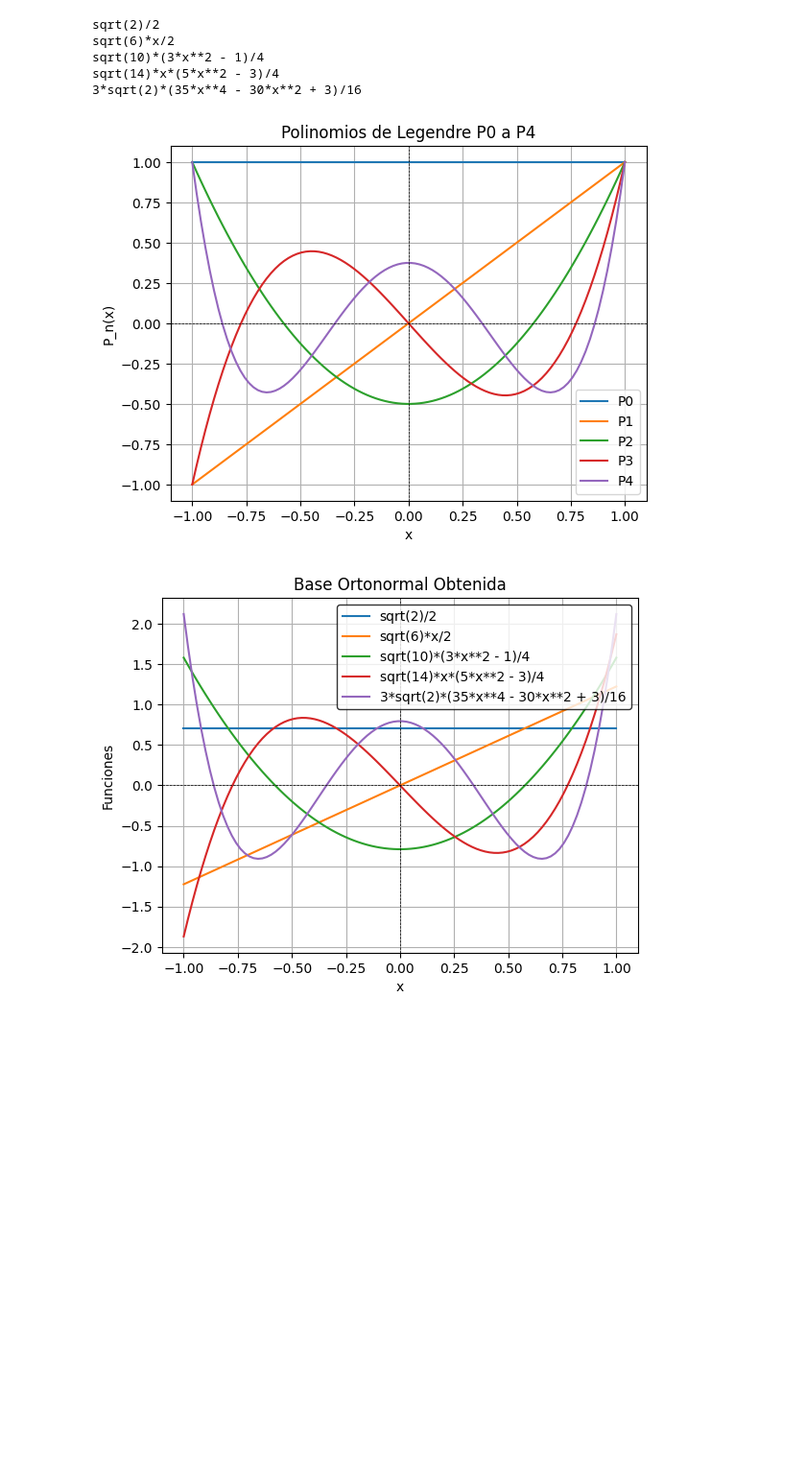
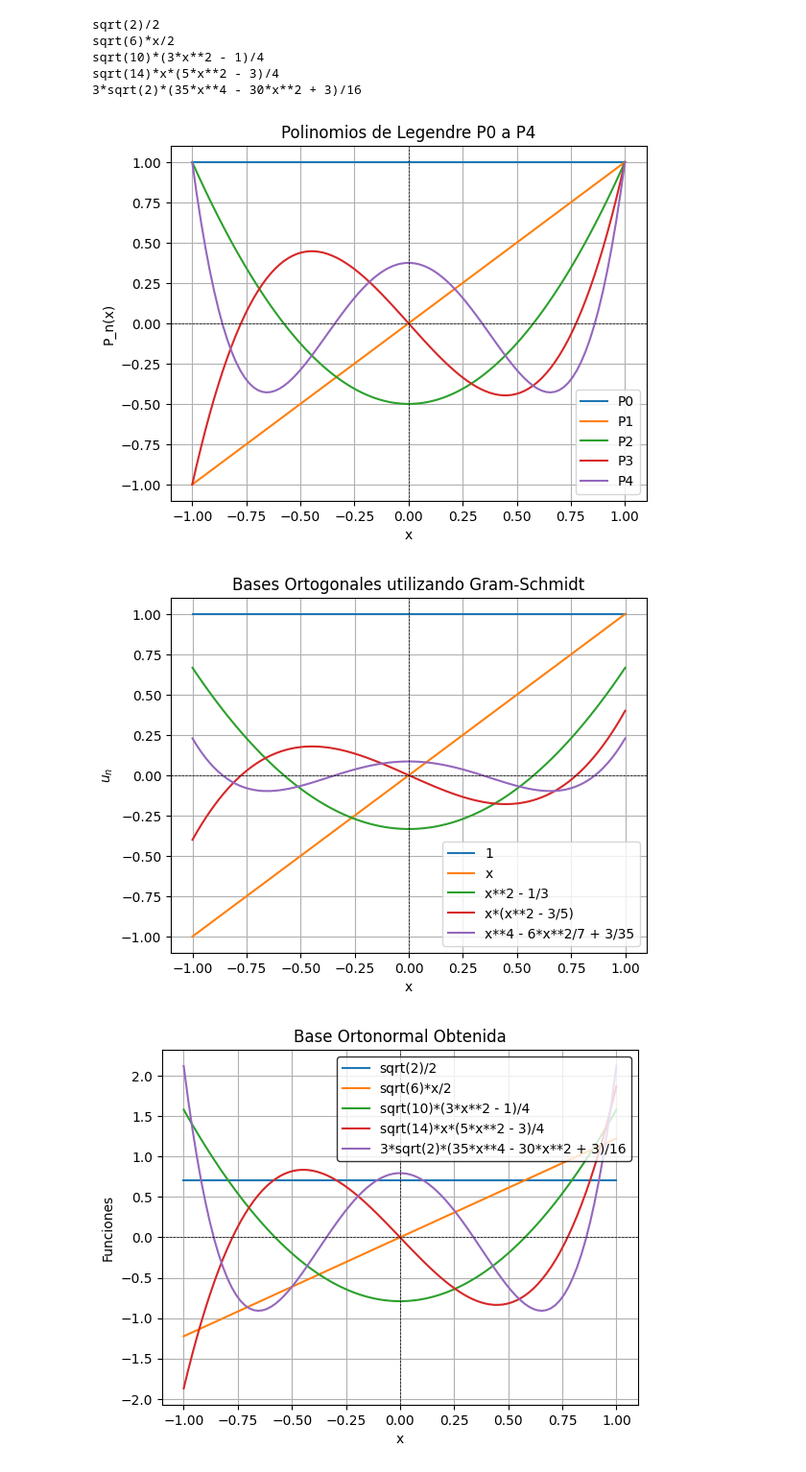
Before and after one commit to SamHuRo/mecanica-cuantica-avanzada, a Jupyter notebook: Ejercicios/Ejercicio_01/Ejercicio_01.ipynb, the cells around one changed output. Shown at 96% size. Cells and saved outputs as stored; diff of their text form; code cells hidden in the pictures; blank space fills up the shorter version.

```diff
--- a/Ejercicios/Ejercicio_01/Ejercicio_01.ipynb
+++ b/Ejercicios/Ejercicio_01/Ejercicio_01.ipynb
@@ -60,29 +60,29 @@ def gram_schmidt_functions(funcs, var, a, b):
     a, b  : límites del intervalo
     Devuelve una lista de funciones ortonormales.
     """
-    ortonormales = []
+    bases = []
 
     for f in funcs:
         u = f
         # Restar proyecciones sobre los anteriores
-        for q in ortonormales:
+        for q in bases:
             inner_fq = sp.integrate(u * q, (var, a, b)) # Producto interno <f, q>
             inner_qq = sp.integrate(q * q, (var, a, b)) # Producto interno <q, q>
             u = u - (inner_fq / inner_qq) * q
 
         q = sp.simplify(u)
-        ortonormales.append(q)
+        bases.append(q)
 
-    return ortonormales
+    return bases
 
 
 # Ejemplo: funciones 1, x, x^2, x^3, x^4 en [-1, 1]
 funcs = [1, x, x**2, x**3, x**4]
-ortonormales = gram_schmidt_functions(funcs, x, -1, 1)
+base_n = gram_schmidt_functions(funcs, x, -1, 1)
 
 print("Funciones ortonormales:")
 
-for i, q in enumerate(ortonormales):
+for i, q in enumerate(base_n):
     sp.pprint(sp.latex(q))
     print(f"Norma: {sp.simplify(sp.integrate(q * q, (x, -1, 1)))}\n")
 # %% [output]
@@ -119,7 +119,7 @@ def normalizar_funciones(funcs, var, a, b):
         normalizadas.append(f_normalizada)
     return normalizadas
 
-base_ortonormal = normalizar_funciones(ortonormales, x, -1, 1)
+base_ortonormal = normalizar_funciones(base_n, x, -1, 1)
 for q in base_ortonormal:
     print(q)
 # %% [output]
@@ -134,21 +134,39 @@ from scipy.special import legendre
 # %%
 variable_x = np.linspace(-1, 1, 100)
 
 # Polinomios de Legendre P0 a P4
 legendre_polys = [legendre(n) for n in range(5)]
 for p in legendre_polys:
     plt.plot(variable_x, p(np.linspace(-1, 1, 100)), label=f'P{p.order}')
 
 plt.title('Polinomios de Legendre P0 a P4')
 plt.xlabel('x')
 plt.ylabel('P_n(x)')
 plt.axhline(0, color='black', lw=0.5, ls='--')
 plt.axvline(0, color='black', lw=0.5, ls='--')
 plt.legend()
 plt.grid()
 plt.show()
+
+for pos, q in enumerate(base_n):
+    fun_lambdified = sp.lambdify(x,q)
+    fun_graph = fun_lambdified(variable_x)
+    if pos == 0:
+        plt.plot(variable_x, np.ones(len(variable_x)), label=q)
+    else:
+        plt.plot(variable_x, fun_graph, label=q)
+
+plt.title("Bases Ortogonales utilizando Gram-Schmidt")
+plt.xlabel("x")
+plt.ylabel('$u_n$')
+plt.axhline(0, color='black', lw=0.5, ls='--')
+plt.axvline(0, color='black', lw=0.5, ls='--')
+plt.legend()
+plt.grid()
+plt.show()
 # %% [output]
 [figure]
+[figure, added]
 # %%
 # Mostrar la base ortonormal obtenida
 for q in base_ortonormal:
```
Also changed, not shown: parts of 25 cells of this notebook.
